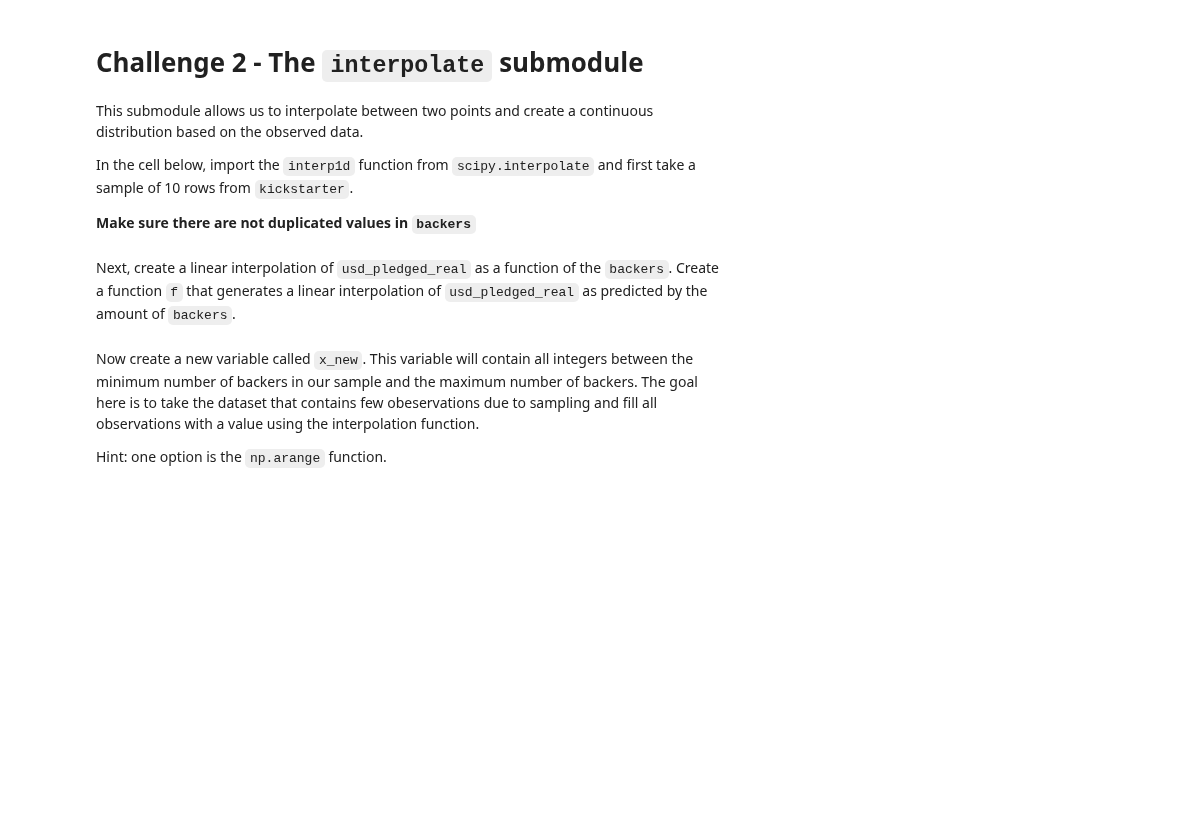
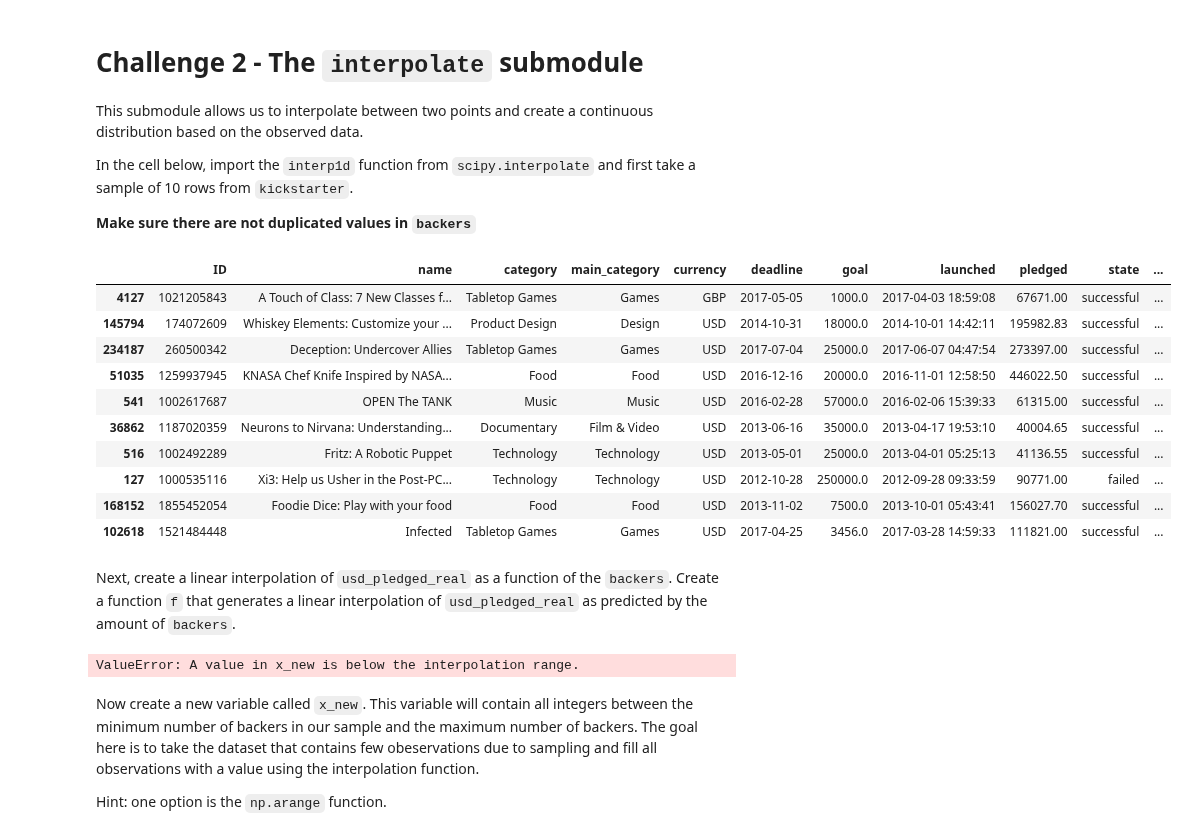
Before and after one commit to ta-data-lis/lab-intro-to-scipy, a Jupyter notebook: your-code/main.ipynb, the cells around one changed output. Cells and saved outputs as stored; diff of their text form; code cells hidden in the pictures; blank space fills up the shorter version.

```diff
--- a/your-code/main.ipynb
+++ b/your-code/main.ipynb
@@ -60,3 +117,21 @@ In the cell below, import the `interp1d` function from `scipy.interpolate` and f
+# %%
+# Your code here:
+from scipy.interpolate import interp1d
+kickstarter=kickstarter.drop_duplicates(subset=['backers'])
+kickstarter_sample = kickstarter.sample(10)
+kickstarter_sample
+# %% [output]
+|  | ID | name | category | main_category | currency | deadline | goal | launched | pledged | state | ... |
+| 4127 | 1021205843 | A Touch of Class: 7 New Classes f... | Tabletop Games | Games | GBP | 2017-05-05 | 1000.0 | 2017-04-03 18:59:08 | 67671.00 | successful | ... |
+| 145794 | 174072609 | Whiskey Elements: Customize your ... | Product Design | Design | USD | 2014-10-31 | 18000.0 | 2014-10-01 14:42:11 | 195982.83 | successful | ... |
+| 234187 | 260500342 | Deception: Undercover Allies | Tabletop Games | Games | USD | 2017-07-04 | 25000.0 | 2017-06-07 04:47:54 | 273397.00 | successful | ... |
+| 51035 | 1259937945 | KNASA Chef Knife Inspired by NASA... | Food | Food | USD | 2016-12-16 | 20000.0 | 2016-11-01 12:58:50 | 446022.50 | successful | ... |
+| 541 | 1002617687 | OPEN The TANK | Music | Music | USD | 2016-02-28 | 57000.0 | 2016-02-06 15:39:33 | 61315.00 | successful | ... |
+| 36862 | 1187020359 | Neurons to Nirvana: Understanding... | Documentary | Film & Video | USD | 2013-06-16 | 35000.0 | 2013-04-17 19:53:10 | 40004.65 | successful | ... |
+| 516 | 1002492289 | Fritz: A Robotic Puppet | Technology | Technology | USD | 2013-05-01 | 25000.0 | 2013-04-01 05:25:13 | 41136.55 | successful | ... |
+| 127 | 1000535116 | Xi3: Help us Usher in the Post-PC... | Technology | Technology | USD | 2012-10-28 | 250000.0 | 2012-09-28 09:33:59 | 90771.00 | failed | ... |
+| 168152 | 1855452054 | Foodie Dice: Play with your food | Food | Food | USD | 2013-11-02 | 7500.0 | 2013-10-01 05:43:41 | 156027.70 | successful | ... |
+| 102618 | 1521484448 | Infected | Tabletop Games | Games | USD | 2017-04-25 | 3456.0 | 2017-03-28 14:59:33 | 111821.00 | successful | ... |
 # %% [markdown]
 Next, create a linear interpolation of `usd_pledged_real` as a function of the `backers`. Create a function `f` that generates a linear interpolation of `usd_pledged_real` as predicted by the amount of `backers`.
 # %%
@@ -64,3 +140,10 @@ Next, create a linear interpolation of `usd_pledged_real` as a function of the `
+# %%
+xnew = np.arange(0, 9, 0.1)
+ynew = f(xnew)   # use interpolation function returned by `interp1d`
+plt.plot(x, y, 'o', xnew, ynew, '-')
+plt.show()
+# %% [output]
+ValueError: A value in x_new is below the interpolation range.
 # %% [markdown]
 Now create a new variable called `x_new`. This variable will contain all integers between the minimum number of backers in our sample and the maximum number of backers. The goal here is to take the dataset that contains few obeservations due to sampling and fill all observations with a value using the interpolation function.
 
```
Also changed, not shown: parts of 17 cells of this notebook.
